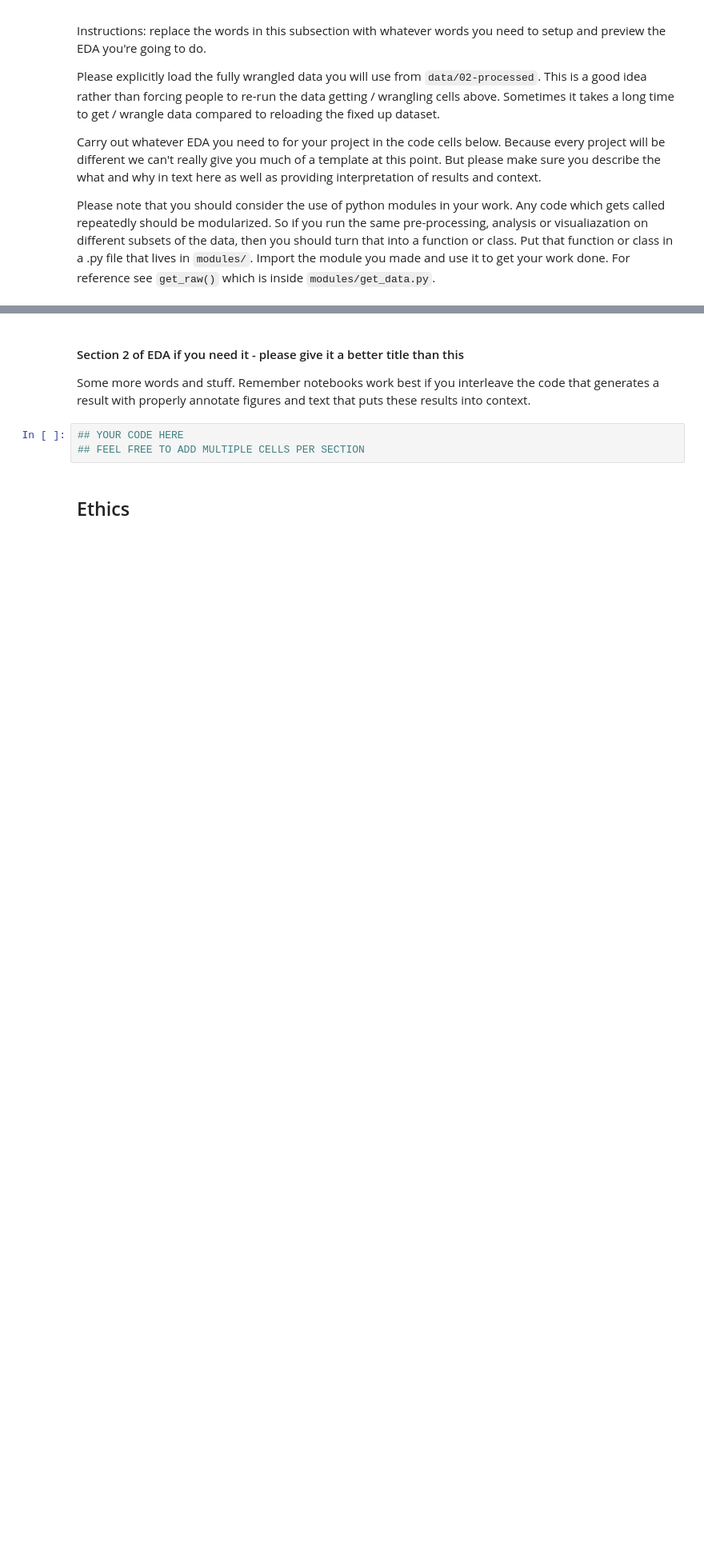
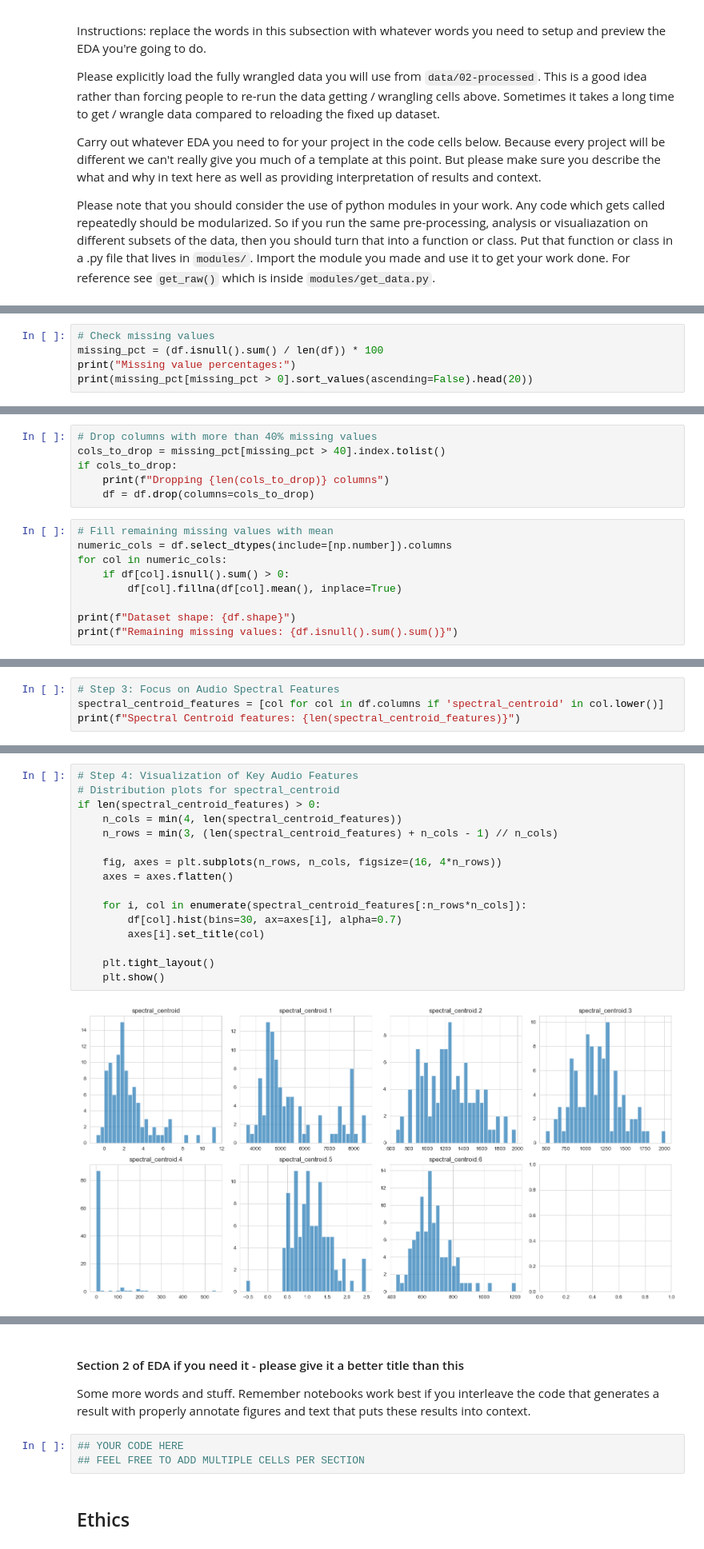
Before and after one commit to COGS108/Group081_WI26, a Jupyter notebook: 02-EDACheckpoint.ipynb, the cells around one changed output, grey strips where cells are left out. Shown at 80% size. Drawn from its saved outputs; the diff is of its cells as text; blank space fills up the shorter version.

Commit message:
basic EDA visualizations

```diff
--- a/02-EDACheckpoint.ipynb
+++ b/02-EDACheckpoint.ipynb
@@ -133,0 +197,5 @@ Some more words and stuff.  Remember notebooks work best if you interleave the c
+# %%
+# Check missing values
+missing_pct = (df.isnull().sum() / len(df)) * 100
+print("Missing value percentages:")
+print(missing_pct[missing_pct > 0].sort_values(ascending=False).head(20))
@@ -133,0 +205,15 @@ Some more words and stuff.  Remember notebooks work best if you interleave the c
+# %%
+# Drop columns with more than 40% missing values
+cols_to_drop = missing_pct[missing_pct > 40].index.tolist()
+if cols_to_drop:
+    print(f"Dropping {len(cols_to_drop)} columns")
+    df = df.drop(columns=cols_to_drop)
+# %%
+# Fill remaining missing values with mean
+numeric_cols = df.select_dtypes(include=[np.number]).columns
+for col in numeric_cols:
+    if df[col].isnull().sum() > 0:
+        df[col].fillna(df[col].mean(), inplace=True)
+
+print(f"Dataset shape: {df.shape}")
+print(f"Remaining missing values: {df.isnull().sum().sum()}")
@@ -133,0 +326,4 @@ Some more words and stuff.  Remember notebooks work best if you interleave the c
+# %%
+# Step 3: Focus on Audio Spectral Features
+spectral_centroid_features = [col for col in df.columns if 'spectral_centroid' in col.lower()]
+print(f"Spectral Centroid features: {len(spectral_centroid_features)}")
@@ -133,0 +359,18 @@ Some more words and stuff.  Remember notebooks work best if you interleave the c
+# %%
+# Step 4: Visualization of Key Audio Features
+# Distribution plots for spectral_centroid
+if len(spectral_centroid_features) > 0:
+    n_cols = min(4, len(spectral_centroid_features))
+    n_rows = min(3, (len(spectral_centroid_features) + n_cols - 1) // n_cols)
+
+    fig, axes = plt.subplots(n_rows, n_cols, figsize=(16, 4*n_rows))
+    axes = axes.flatten()
+
+    for i, col in enumerate(spectral_centroid_features[:n_rows*n_cols]):
+        df[col].hist(bins=30, ax=axes[i], alpha=0.7)
+        axes[i].set_title(col)
+
+    plt.tight_layout()
+    plt.show()
+# %% [output]
+[figure, added]
```
Also changed, not shown: parts of 30 cells of this notebook, 1 other file.
